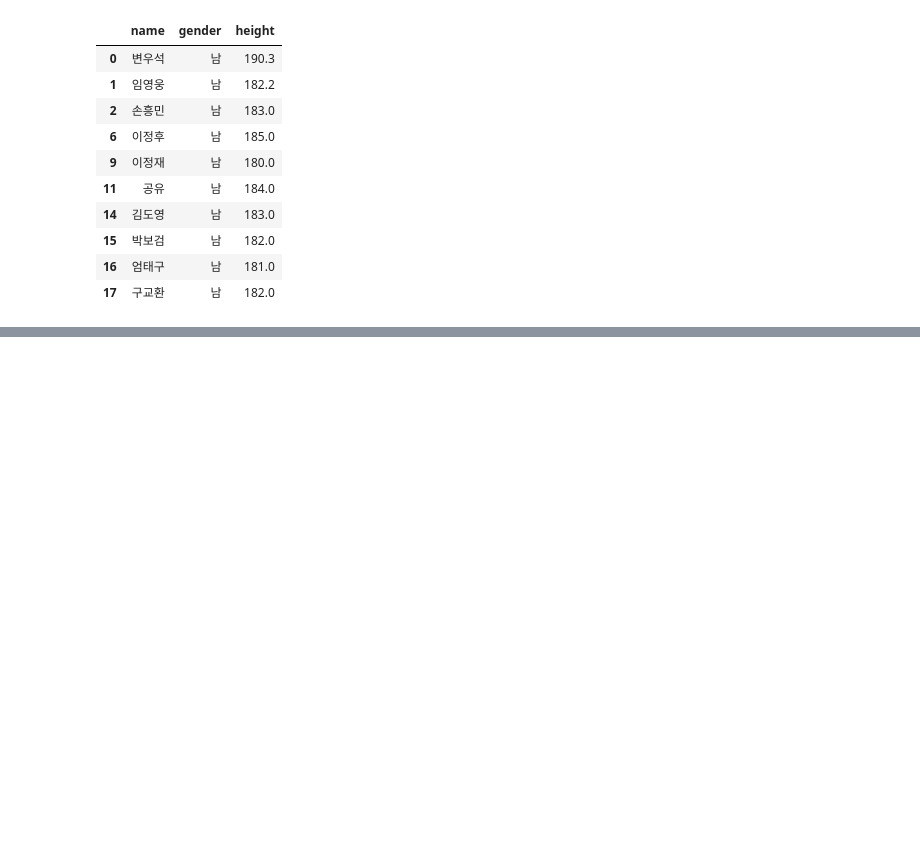
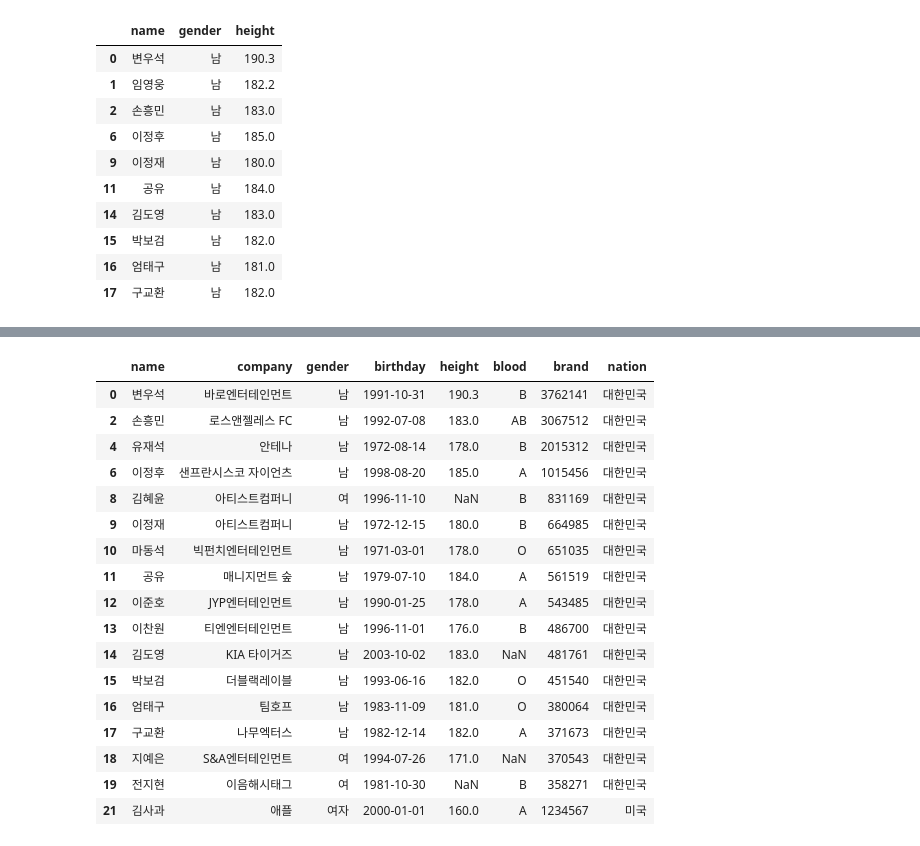
Before and after one commit to kjalh/02_DataAnalysis, a Jupyter notebook: 02_판다스(pandas).ipynb, the cells around one changed output, grey strips where cells are left out. Saved outputs shown, nothing was run; the diff lists cells and outputs as text; code cells hidden in the pictures; blank space fills up the shorter version.

```diff
--- a/02_판다스(pandas).ipynb
+++ b/02_판다스(pandas).ipynb
@@ -722,0 +1191,13 @@ df.loc[df['height'] >= 180, ['name', 'gender', 'height']]   # SELECT name, gende
+# %%
+dic = {
+    'name': '김사과',
+    'company': '애플',
+    'gender': '여자',
+    'birthday': '2000-01-01',
+    'height': 160.0,
+    'blood': 'A',
+    'brand': 1234567
+}
+# %%
+df_copy.loc[len(df_copy)] = dic  # 맨 뒷 번호에 데이터 삽입방식
+df_copy
@@ -722,0 +1222,3 @@ df.loc[df['height'] >= 180, ['name', 'gender', 'height']]   # SELECT name, gende
+# %%
+df_copy['nation'] = '대한민국'
+df_copy.head()
@@ -722,0 +1241,3 @@ df.loc[df['height'] >= 180, ['name', 'gender', 'height']]   # SELECT name, gende
+# %%
+df_copy.loc[df_copy['name'] == '김사과', 'nation'] = '미국'
+df_copy.tail()
@@ -722,0 +1281,21 @@ df.loc[df['height'] >= 180, ['name', 'gender', 'height']]   # SELECT name, gende
+# %%
+df_copy.drop([1, 3, 5, 7, 20], axis=0)
+# %% [output]
+|  | name | company | gender | birthday | height | blood | brand | nation |
+| 0 | 변우석 | 바로엔터테인먼트 | 남 | 1991-10-31 | 190.3 | B | 3762141 | 대한민국 |
+| 2 | 손흥민 | 로스앤젤레스 FC | 남 | 1992-07-08 | 183.0 | AB | 3067512 | 대한민국 |
+| 4 | 유재석 | 안테나 | 남 | 1972-08-14 | 178.0 | B | 2015312 | 대한민국 |
+| 6 | 이정후 | 샌프란시스코 자이언츠 | 남 | 1998-08-20 | 185.0 | A | 1015456 | 대한민국 |
+| 8 | 김혜윤 | 아티스트컴퍼니 | 여 | 1996-11-10 | NaN | B | 831169 | 대한민국 |
+| 9 | 이정재 | 아티스트컴퍼니 | 남 | 1972-12-15 | 180.0 | B | 664985 | 대한민국 |
+| 10 | 마동석 | 빅펀치엔터테인먼트 | 남 | 1971-03-01 | 178.0 | O | 651035 | 대한민국 |
+| 11 | 공유 | 매니지먼트 숲 | 남 | 1979-07-10 | 184.0 | A | 561519 | 대한민국 |
+| 12 | 이준호 | JYP엔터테인먼트 | 남 | 1990-01-25 | 178.0 | A | 543485 | 대한민국 |
+| 13 | 이찬원 | 티엔엔터테인먼트 | 남 | 1996-11-01 | 176.0 | B | 486700 | 대한민국 |
+| 14 | 김도영 | KIA 타이거즈 | 남 | 2003-10-02 | 183.0 | NaN | 481761 | 대한민국 |
+| 15 | 박보검 | 더블랙레이블 | 남 | 1993-06-16 | 182.0 | O | 451540 | 대한민국 |
+| 16 | 엄태구 | 팀호프 | 남 | 1983-11-09 | 181.0 | O | 380064 | 대한민국 |
+| 17 | 구교환 | 나무엑터스 | 남 | 1982-12-14 | 182.0 | A | 371673 | 대한민국 |
+| 18 | 지예은 | S&A엔터테인먼트 | 여 | 1994-07-26 | 171.0 | NaN | 370543 | 대한민국 |
+| 19 | 전지현 | 이음해시태그 | 여 | 1981-10-30 | NaN | B | 358271 | 대한민국 |
+| 21 | 김사과 | 애플 | 여자 | 2000-01-01 | 160.0 | A | 1234567 | 미국 |
```
Also changed, not shown: parts of 51 cells of this notebook, 2 other files.
